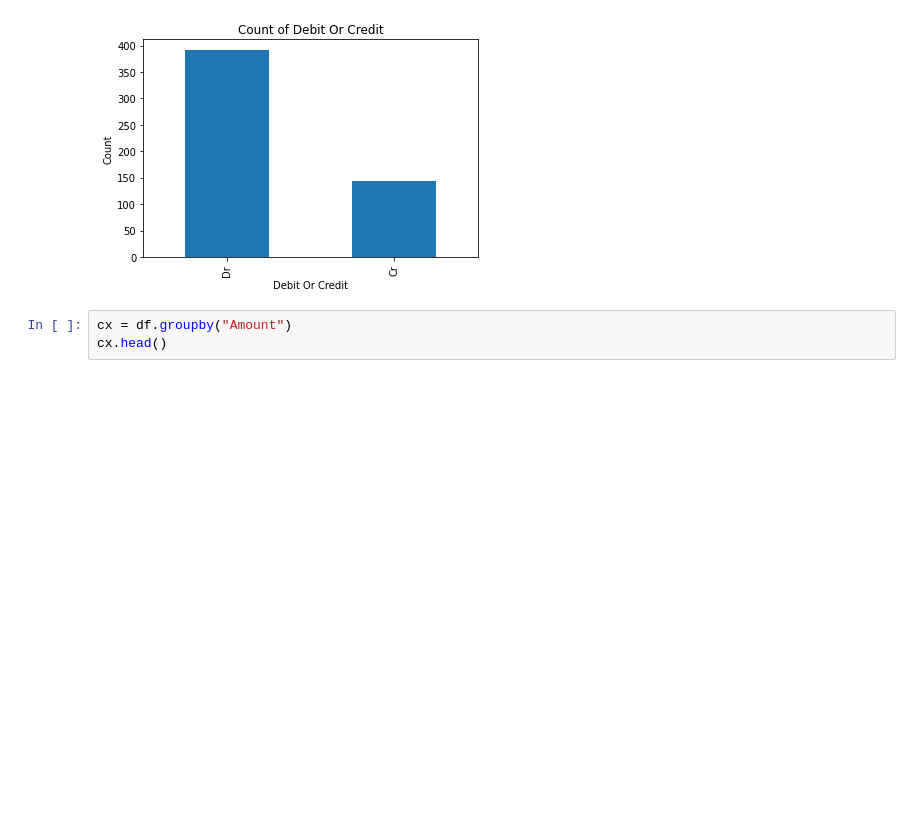
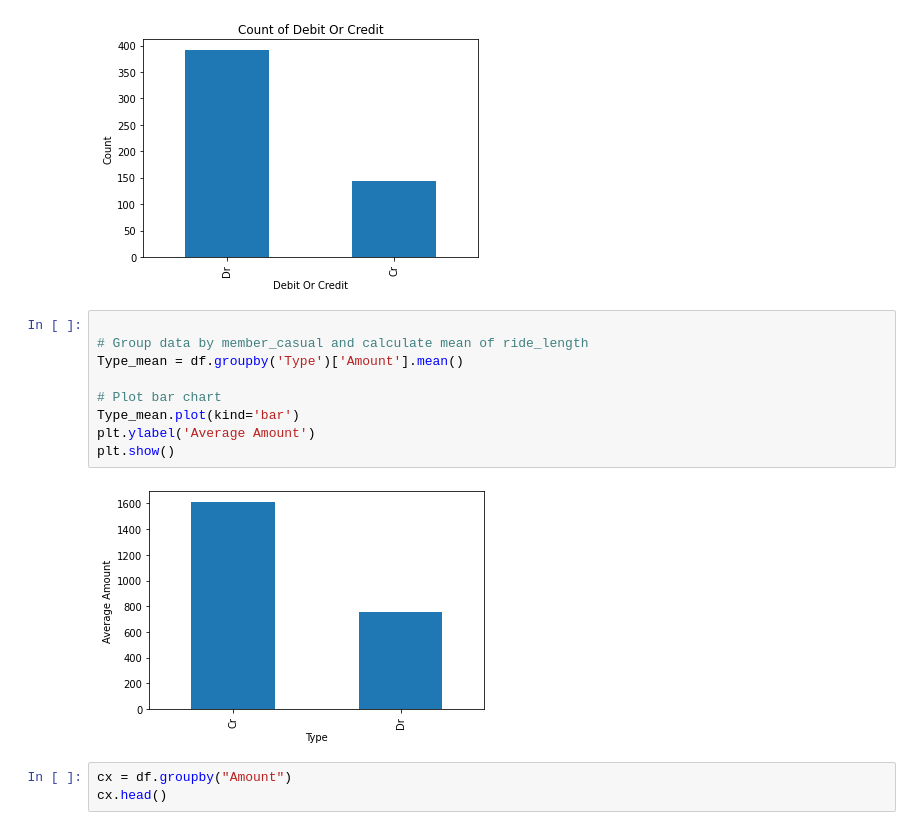
Before and after one commit to Ashwaniraj679/I-m-still-learning, a Jupyter notebook: My_bank_statement.ipynb, the cells around one changed output. Saved outputs shown, nothing was run; the diff lists cells and outputs as text; blank space fills up the shorter version.

```diff
--- a/My_bank_statement.ipynb
+++ b/My_bank_statement.ipynb
@@ -60,6 +61,17 @@ plt.title('Count of Debit Or Credit')
 plt.show()
 # %% [output]
 [figure]
+# %%
+
+# Group data by member_casual and calculate mean of ride_length
+Type_mean = df.groupby('Type')['Amount'].mean()
+
+# Plot bar chart
+Type_mean.plot(kind='bar')
+plt.ylabel('Average Amount')
+plt.show()
+# %% [output]
+[figure, new version]
 # %%
 cx = df.groupby("Amount")
 cx.head()
```
Also changed, not shown: parts of 10 cells of this notebook, 1 other file.
